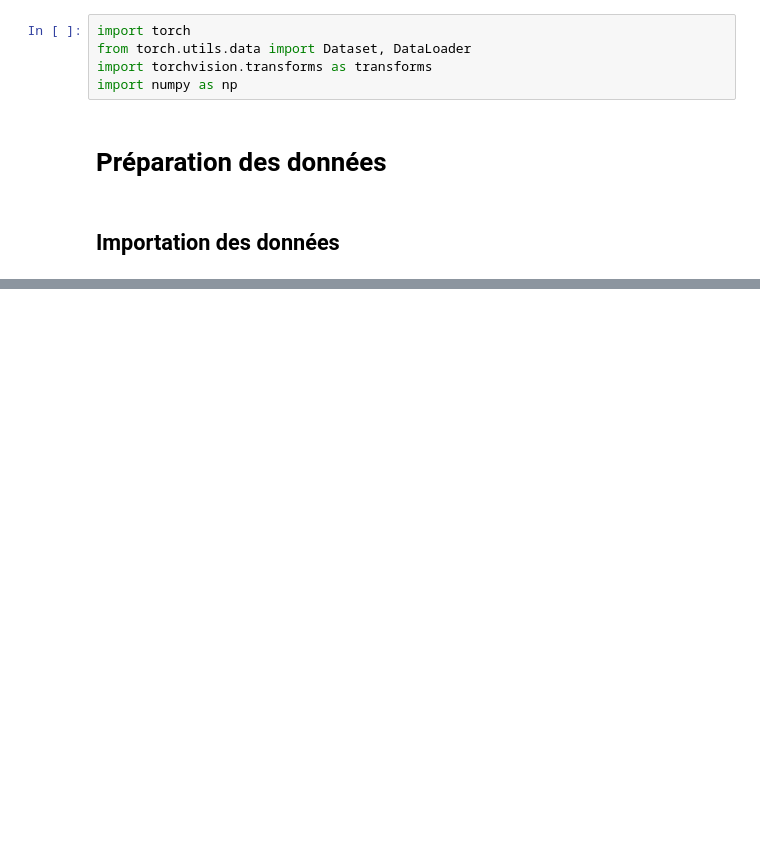
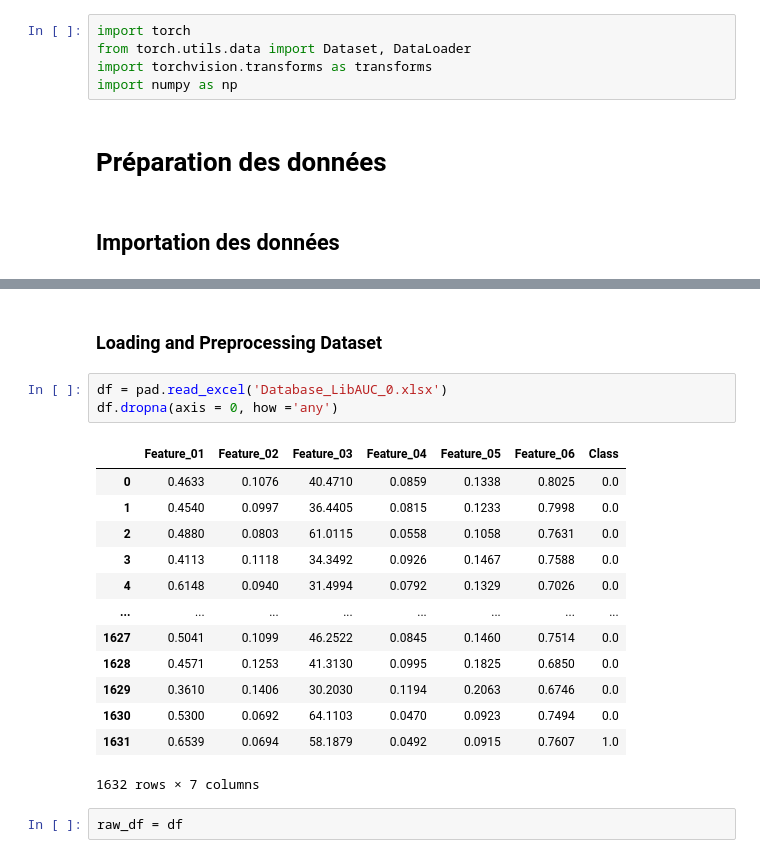
Before and after one commit to AurelienCD/Formation_OCR_Ing_Machine_Learning, a Jupyter notebook: LibAUC.ipynb, the cells around one changed output, grey strips where cells are left out. Drawn from its saved outputs; the diff is of its cells as text; blank space fills up the shorter version.

```diff
--- a/LibAUC.ipynb
+++ b/LibAUC.ipynb
@@ -236,0 +113,21 @@ RuntimeError: ignored
+# %% [markdown]
+### **Loading and Preprocessing Dataset**
+# %%
+df = pad.read_excel('Database_LibAUC_0.xlsx')
+df.dropna(axis = 0, how ='any')
+# %% [output]
+|  | Feature_01 | Feature_02 | Feature_03 | Feature_04 | Feature_05 | Feature_06 | Class |
+| 0 | 0.4633 | 0.1076 | 40.4710 | 0.0859 | 0.1338 | 0.8025 | 0.0 |
+| 1 | 0.4540 | 0.0997 | 36.4405 | 0.0815 | 0.1233 | 0.7998 | 0.0 |
+| 2 | 0.4880 | 0.0803 | 61.0115 | 0.0558 | 0.1058 | 0.7631 | 0.0 |
+| 3 | 0.4113 | 0.1118 | 34.3492 | 0.0926 | 0.1467 | 0.7588 | 0.0 |
+| 4 | 0.6148 | 0.0940 | 31.4994 | 0.0792 | 0.1329 | 0.7026 | 0.0 |
+| ... | ... | ... | ... | ... | ... | ... | ... |
+| 1627 | 0.5041 | 0.1099 | 46.2522 | 0.0845 | 0.1460 | 0.7514 | 0.0 |
+| 1628 | 0.4571 | 0.1253 | 41.3130 | 0.0995 | 0.1825 | 0.6850 | 0.0 |
+| 1629 | 0.3610 | 0.1406 | 30.2030 | 0.1194 | 0.2063 | 0.6746 | 0.0 |
+| 1630 | 0.5300 | 0.0692 | 64.1103 | 0.0470 | 0.0923 | 0.7494 | 0.0 |
+| 1631 | 0.6539 | 0.0694 | 58.1879 | 0.0492 | 0.0915 | 0.7607 | 1.0 |
+1632 rows × 7 columns
+# %%
+raw_df = df
```
Also changed, not shown: parts of 49 cells of this notebook.
